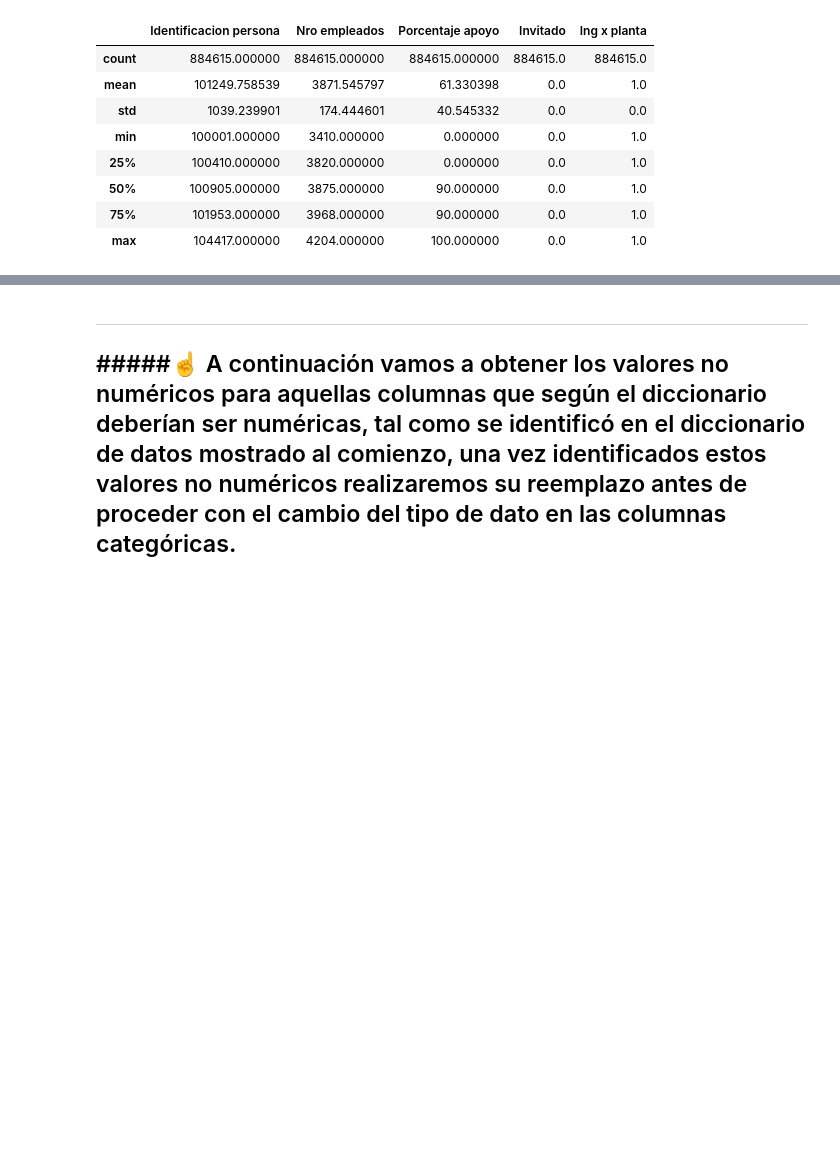
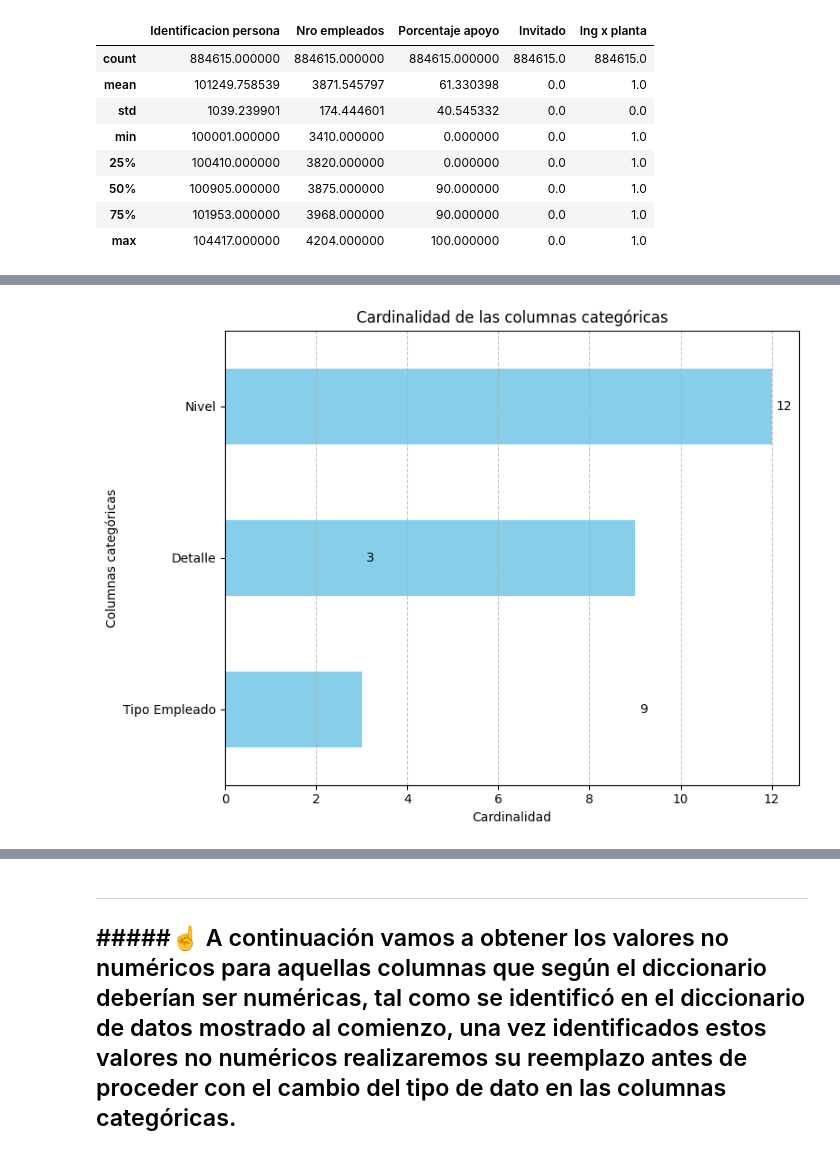
Before and after one commit to A01793509/Equipo_44, a Jupyter notebook: Avance1_44.ipynb, the cells around one changed output, grey strips where cells are left out. Drawn from its saved outputs; the diff is of its cells as text; code cells hidden in the pictures; blank space fills up the shorter version.

```diff
--- a/Avance1_44.ipynb
+++ b/Avance1_44.ipynb
@@ -149,0 +165,11 @@ columnas_numericas.describe()
+# %%
+#Cargamos solo las columnas categóricas
+Columnas_Dategoricas = dfCasinoConsumo.select_dtypes(include='object')
+
+#Calculamos la cardinalidad de las columnas categóricas
+Cardinalidad_Categoricas = Columnas_Dategoricas.nunique()
+
+print("**********************************************************************************************")
+print("A continuación se detalla la cardinalidad para las columnas categóricas del conjunto de datos:")
+print("**********************************************************************************************")
+Cardinalidad_Categoricas
@@ -149,0 +184,17 @@ columnas_numericas.describe()
+# %%
+#Graficamos la cardinalidad de las columnas categóricas
+plt.figure(figsize=(8, 6))
+barplot = Cardinalidad_Categoricas.sort_values().plot(kind='barh', color='skyblue')
+plt.title('Cardinalidad de las columnas categóricas')
+plt.xlabel('Cardinalidad')
+plt.ylabel('Columnas categóricas')
+plt.grid(axis='x', linestyle='--', alpha=0.7)
+
+#Colocamos los valores únicos en cada barra
+for i, v in enumerate(Cardinalidad_Categoricas):
+    plt.text(v + 0.1, i, str(v), color='black', va='center')
+
+plt.tight_layout()
+plt.show()
+# %% [output]
+[figure, added]
```
Also changed, not shown: parts of 13 cells of this notebook.
